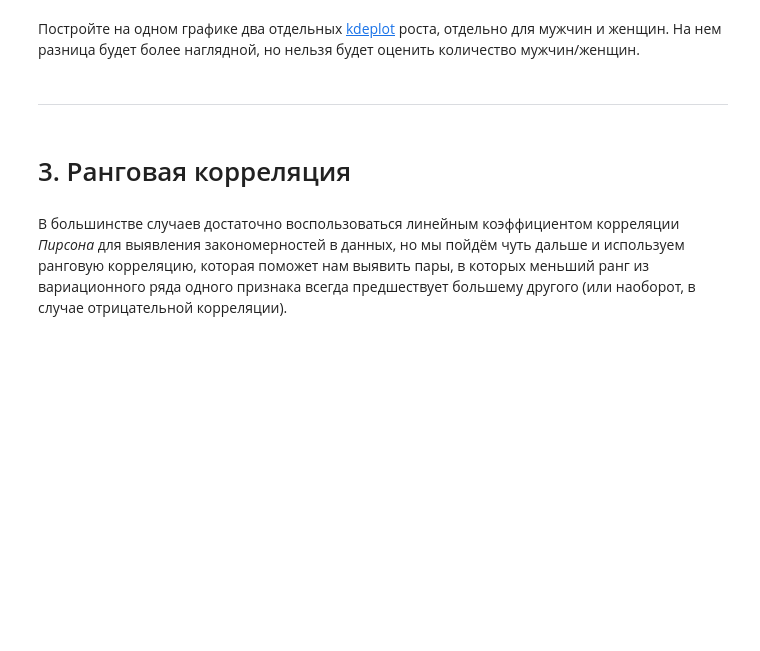
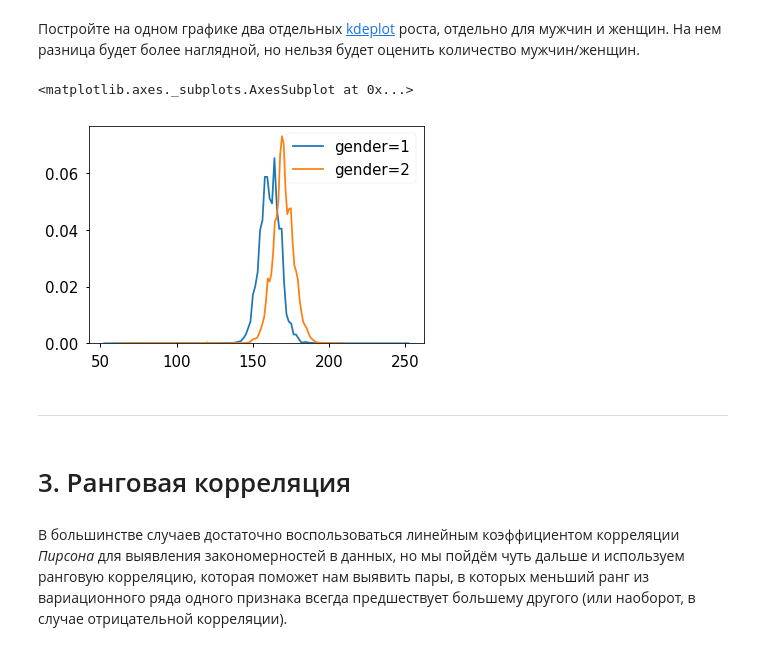
Before and after one commit to litichevskiydv/OdsCourse, a Jupyter notebook: homeworks/hw2_session3_visual_data_analysis.ipynb, the cells around one changed output. Cells and saved outputs as stored; diff of their text form; code cells hidden in the pictures; blank space fills up the shorter version.

```diff
--- a/homeworks/hw2_session3_visual_data_analysis.ipynb
+++ b/homeworks/hw2_session3_visual_data_analysis.ipynb
@@ -213,3 +217,9 @@ print('С признаком height больше всего коррелирую
+# %%
+ax = sns.kdeplot(train[train['gender'] == 1]['height'], label='gender=1')
+sns.kdeplot(train[train['gender'] == 2]['height'], label='gender=2', ax=ax)
+# %% [output]
+<matplotlib.axes._subplots.AxesSubplot at 0x...>
+[figure, added]
 # %% [markdown]
 ---
 # %% [markdown]
```
Also changed, not shown: parts of 3 cells of this notebook.
